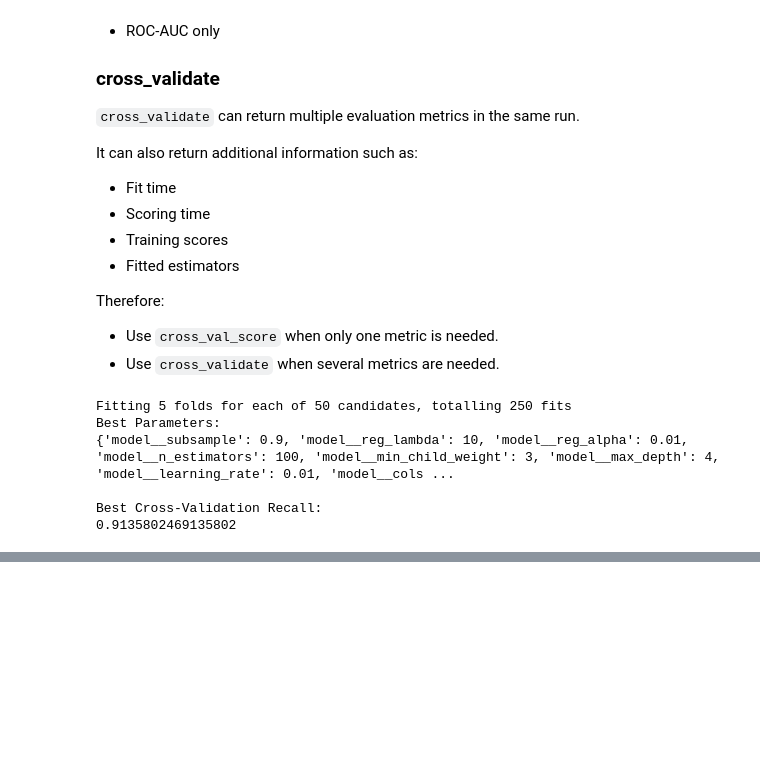
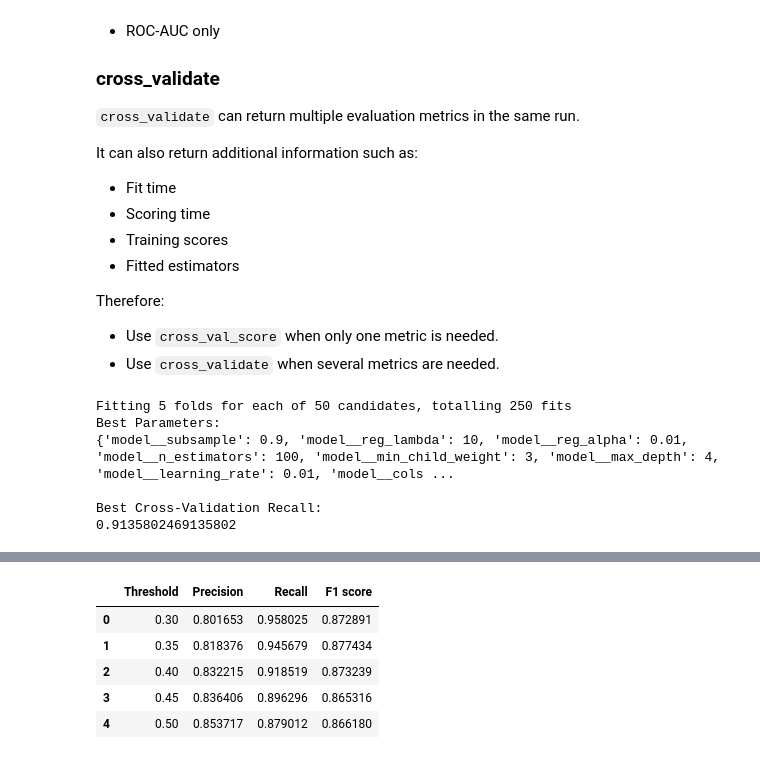
Before and after one commit to raghadnedal/heart-disease-prediction-tuning, a Jupyter notebook: heart_disease_tuning.ipynb, the cells around one changed output, grey strips where cells are left out. Cells and saved outputs as stored; diff of their text form; code cells hidden in the pictures; blank space fills up the shorter version.

```diff
--- a/heart_disease_tuning.ipynb
+++ b/heart_disease_tuning.ipynb
@@ -1817,0 +1910,50 @@ best_xgb_pipeline = xgb_random_search.best_estimator_
+# %%
+from sklearn.ensemble import GradientBoostingClassifier
+final_model = GradientBoostingClassifier(
+    n_estimators=100,
+    learning_rate=0.03,
+    max_depth=3,
+    min_samples_split=2,
+    min_samples_leaf=3,
+    subsample=0.8,
+    random_state=42
+)
+final_pipeline=Pipeline(steps=[
+    ("preprocessor",preprocessor),
+    ("model",final_model)
+])
+# %%
+from sklearn.model_selection import cross_val_predict, StratifiedKFold
+cv = StratifiedKFold(
+    n_splits=5,
+    shuffle=True,
+    random_state=42
+)
+train_probabilities=cross_val_predict(
+    final_pipeline,
+    X_train, y_train,
+    cv=cv,
+    method="predict_proba",
+    n_jobs=-1
+)[:,1]
+# %%
+from sklearn.metrics import precision_score, recall_score, f1_score
+thresholds=[0.3,0.35,0.4,0.45,0.5]
+threshold_results=[]
+for threshold in thresholds:
+    y_pred_threshold=(train_probabilities>=threshold).astype(int)
+    threshold_results.append({
+        "Threshold":threshold,
+        "Precision":precision_score(y_train,y_pred_threshold),
+        "Recall":recall_score(y_train,y_pred_threshold),
+        "F1 score":f1_score(y_train,y_pred_threshold)
+    })
+threshold_results = pd.DataFrame(threshold_results)
+threshold_results
+# %% [output]
+|  | Threshold | Precision | Recall | F1 score |
+| 0 | 0.30 | 0.801653 | 0.958025 | 0.872891 |
+| 1 | 0.35 | 0.818376 | 0.945679 | 0.877434 |
+| 2 | 0.40 | 0.832215 | 0.918519 | 0.873239 |
+| 3 | 0.45 | 0.836406 | 0.896296 | 0.865316 |
+| 4 | 0.50 | 0.853717 | 0.879012 | 0.866180 |
```
Also changed, not shown: parts of 27 cells of this notebook, 6 other files.
